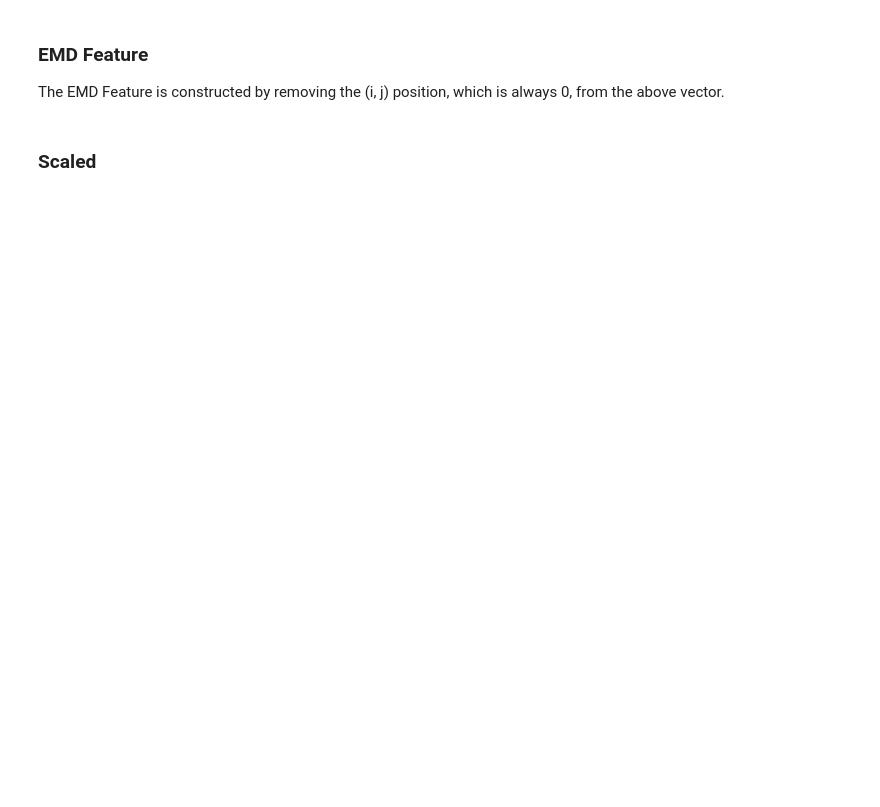
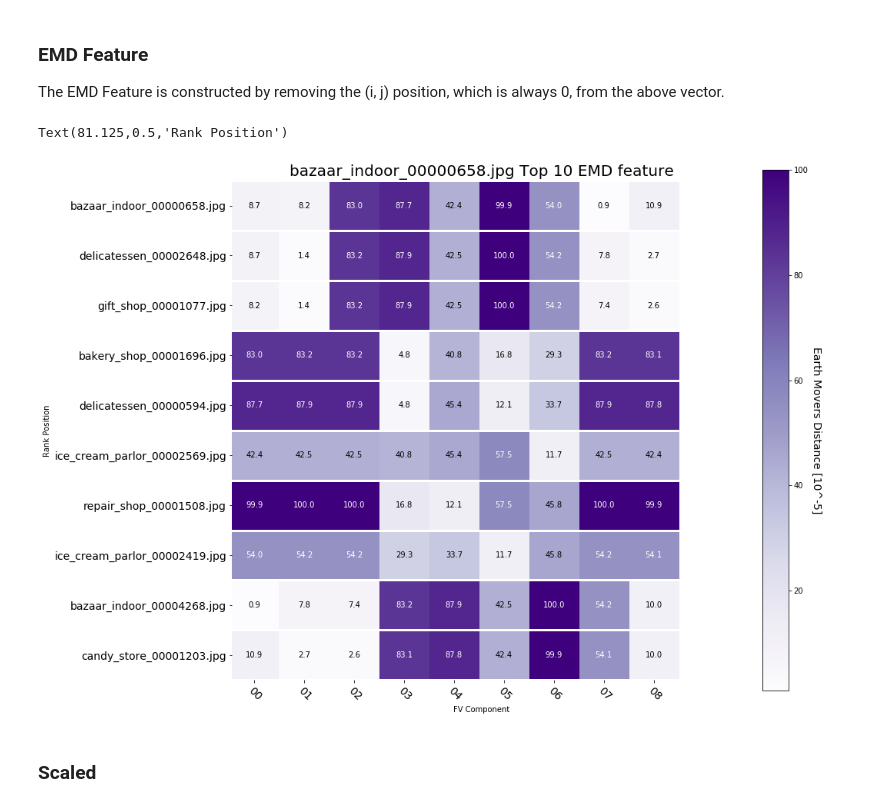
Before and after one commit to alberto-oliveira/ret-mr-learning, a Jupyter notebook: source/notebooks/emd_comparison.ipynb, the cells around one changed output. Cells and saved outputs as stored; diff of their text form; code cells hidden in the pictures; blank space fills up the shorter version.

```diff
--- a/source/notebooks/emd_comparison.ipynb
+++ b/source/notebooks/emd_comparison.ipynb
@@ -609,15 +608,21 @@ The EMD Feature is constructed by removing the (i, j) position, which is always
 # %%
 featmap = [[hmap_emd[i, j] for j in range(hmap_emd.shape[1]) if j != i] for i in range(hmap_emd.shape[0])]
 featmap = np.array(featmap, dtype=np.float64)
 
 fig, ax = plt.subplots()
 fig.set_size_inches(12, 10)
 fig.tight_layout()
 
 colnames = ["{0:02d}".format(x) for x in range(nrows-1)]
 im = heatmap(featmap*100000, data['name'], colnames, ax=ax, cbarlabel="Earth Movers Distance [10^-5]",
                                         title="{0:s} Top {1:d} EMD feature".format(rkname, nrows), cmap='Purples')
 texts = annotate_heatmap(im, valfmt="{x:.1f}", textcolors=['black', 'white'])
+
+ax.set_xlabel("FV Component")
+ax.set_ylabel("Rank Position")
+# %% [output]
+Text(81.125,0.5,'Rank Position')
+[figure, added]
 # %% [markdown]
 ### Scaled
 # %%
```
Also changed, not shown: parts of 9 cells of this notebook, 54 other files.
